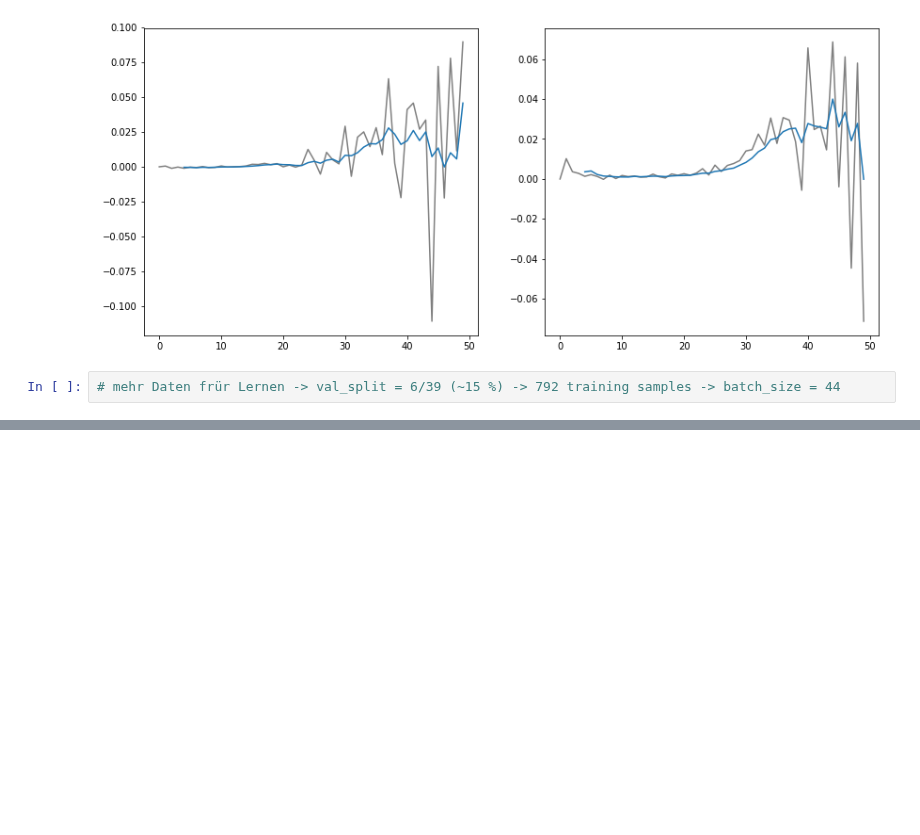
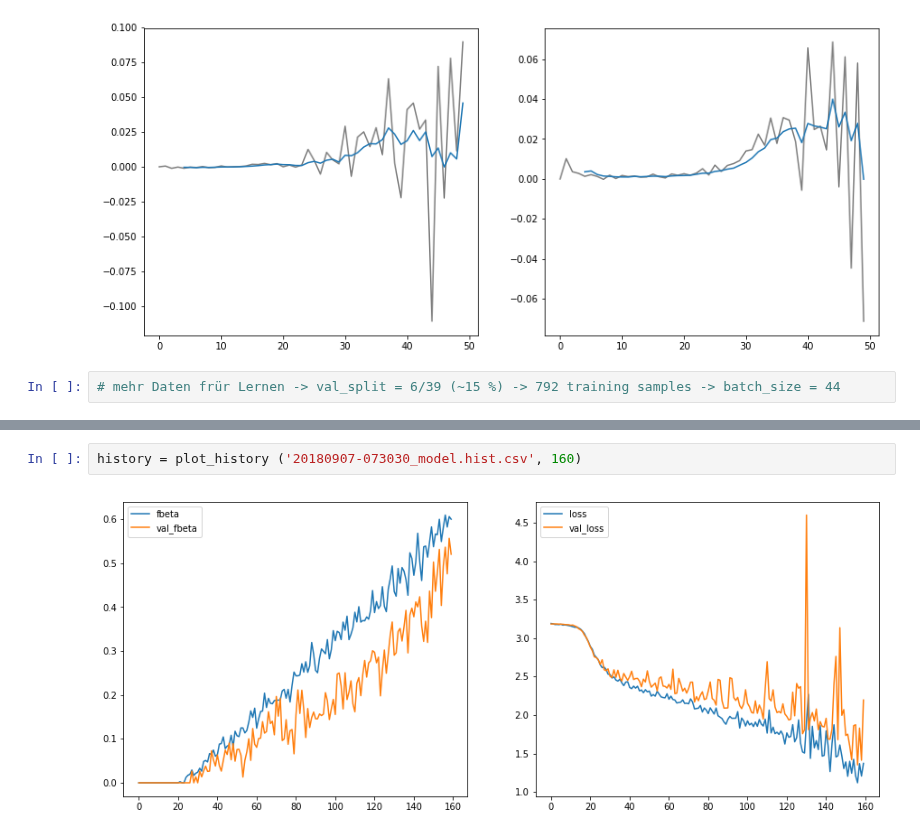
Before and after one commit to damilo/keyestcnn, a Jupyter notebook: model/model.eval.ipynb, the cells around one changed output, grey strips where cells are left out. Saved outputs shown, nothing was run; the diff lists cells and outputs as text; blank space fills up the shorter version.

```diff
--- a/model/model.eval.ipynb
+++ b/model/model.eval.ipynb
@@ -239,0 +246,4 @@ plt.show ()
+# %%
+history = plot_history ('20180907-073030_model.hist.csv', 160)
+# %% [output]
+[figure, added]
```
Also changed, not shown: parts of 10 cells of this notebook.
